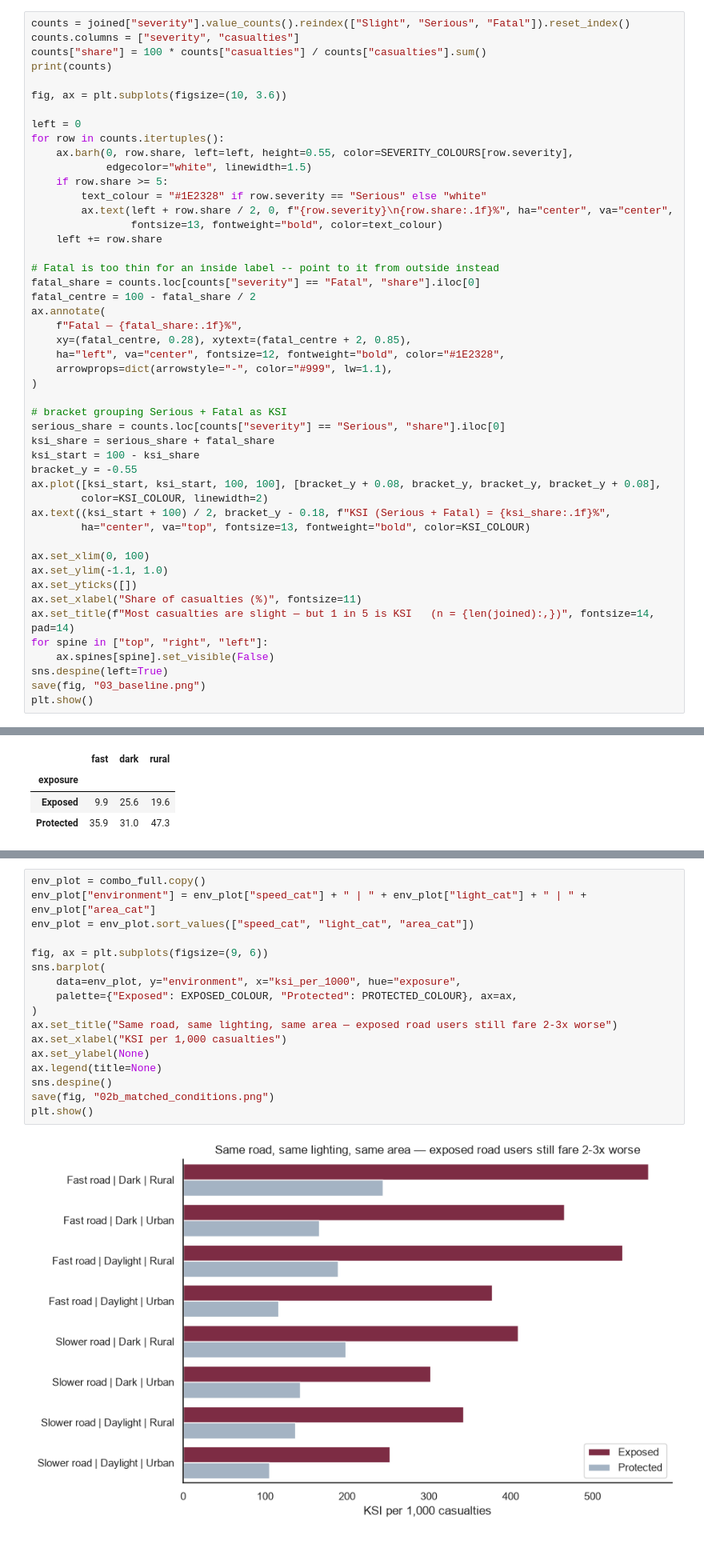
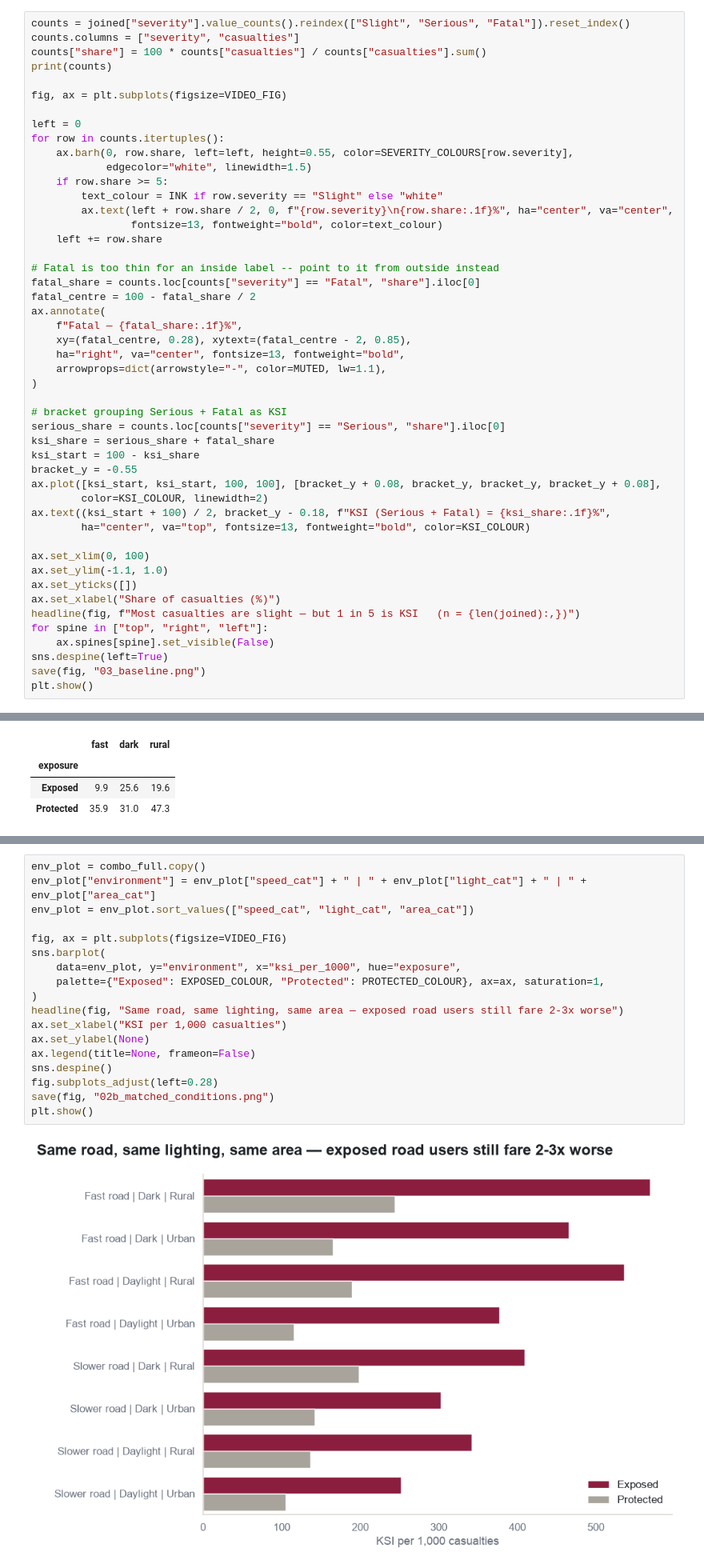
Before and after one commit to hrshankar2002/Data-Vis-Proj, a Jupyter notebook: road_crash_analysis.ipynb, the cells around one changed output, grey strips where cells are left out. Shown at 80% size. Saved outputs shown, nothing was run; the diff lists cells and outputs as text; blank space fills up the shorter version.

```diff
--- a/road_crash_analysis.ipynb
+++ b/road_crash_analysis.ipynb
@@ -335,14 +350,14 @@ counts.columns = ["severity", "casualties"]
 counts["share"] = 100 * counts["casualties"] / counts["casualties"].sum()
 print(counts)
 
-fig, ax = plt.subplots(figsize=(10, 3.6))
+fig, ax = plt.subplots(figsize=VIDEO_FIG)
 
 left = 0
 for row in counts.itertuples():
     ax.barh(0, row.share, left=left, height=0.55, color=SEVERITY_COLOURS[row.severity],
             edgecolor="white", linewidth=1.5)
     if row.share >= 5:
-        text_colour = "#1E2328" if row.severity == "Serious" else "white"
+        text_colour = INK if row.severity == "Slight" else "white"
         ax.text(left + row.share / 2, 0, f"{row.severity}\n{row.share:.1f}%", ha="center", va="center",
                 fontsize=13, fontweight="bold", color=text_colour)
     left += row.share
@@ -352,9 +367,9 @@ fatal_share = counts.loc[counts["severity"] == "Fatal", "share"].iloc[0]
 fatal_centre = 100 - fatal_share / 2
 ax.annotate(
     f"Fatal — {fatal_share:.1f}%",
-    xy=(fatal_centre, 0.28), xytext=(fatal_centre + 2, 0.85),
-    ha="left", va="center", fontsize=12, fontweight="bold", color="#1E2328",
-    arrowprops=dict(arrowstyle="-", color="#999", lw=1.1),
+    xy=(fatal_centre, 0.28), xytext=(fatal_centre - 2, 0.85),
+    ha="right", va="center", fontsize=13, fontweight="bold",
+    arrowprops=dict(arrowstyle="-", color=MUTED, lw=1.1),
 )
 
 # bracket grouping Serious + Fatal as KSI
@@ -370,8 +385,8 @@ ax.text((ksi_start + 100) / 2, bracket_y - 0.18, f"KSI (Serious + Fatal) = {ksi_
 ax.set_xlim(0, 100)
 ax.set_ylim(-1.1, 1.0)
 ax.set_yticks([])
-ax.set_xlabel("Share of casualties (%)", fontsize=11)
-ax.set_title(f"Most casualties are slight — but 1 in 5 is KSI   (n = {len(joined):,})", fontsize=14, pad=14)
+ax.set_xlabel("Share of casualties (%)")
+headline(fig, f"Most casualties are slight — but 1 in 5 is KSI   (n = {len(joined):,})")
 for spine in ["top", "right", "left"]:
     ax.spines[spine].set_visible(False)
 sns.despine(left=True)
@@ -451,22 +466,23 @@ Ratio range across all 8 matched environments: 2.06x - 3.25x (average 2.54x)
 # %%
 env_plot = combo_full.copy()
 env_plot["environment"] = env_plot["speed_cat"] + " | " + env_plot["light_cat"] + " | " + env_plot["area_cat"]
 env_plot = env_plot.sort_values(["speed_cat", "light_cat", "area_cat"])
 
-fig, ax = plt.subplots(figsize=(9, 6))
+fig, ax = plt.subplots(figsize=VIDEO_FIG)
 sns.barplot(
     data=env_plot, y="environment", x="ksi_per_1000", hue="exposure",
-    palette={"Exposed": EXPOSED_COLOUR, "Protected": PROTECTED_COLOUR}, ax=ax,
+    palette={"Exposed": EXPOSED_COLOUR, "Protected": PROTECTED_COLOUR}, ax=ax, saturation=1,
 )
-ax.set_title("Same road, same lighting, same area — exposed road users still fare 2-3x worse")
+headline(fig, "Same road, same lighting, same area — exposed road users still fare 2-3x worse")
 ax.set_xlabel("KSI per 1,000 casualties")
 ax.set_ylabel(None)
-ax.legend(title=None)
+ax.legend(title=None, frameon=False)
 sns.despine()
+fig.subplots_adjust(left=0.28)
 save(fig, "02b_matched_conditions.png")
 plt.show()
 # %% [output]
-[figure, old version]
+[figure, new version]
 # %% [markdown]
 **What this shows:** exposed vs. protected KSI rate, measured again for every combination of fast/slow road, light/dark, city/countryside — so it's always "same road, same time of day, same area."
 
```
Also changed, not shown: parts of 21 cells of this notebook.
